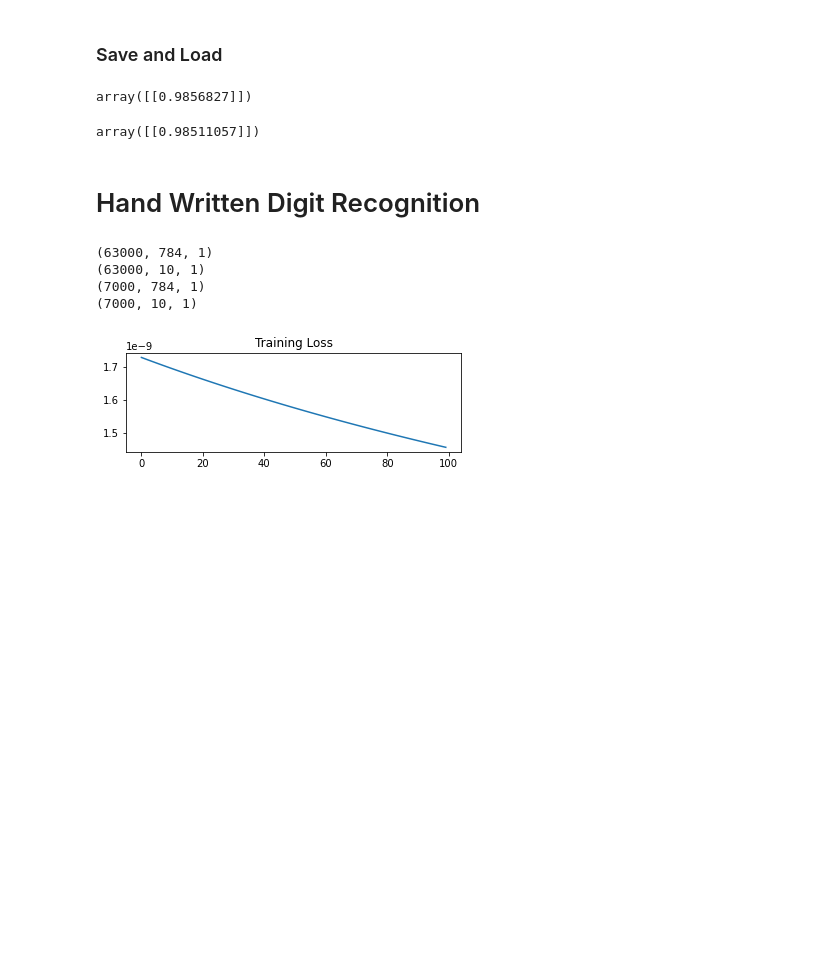
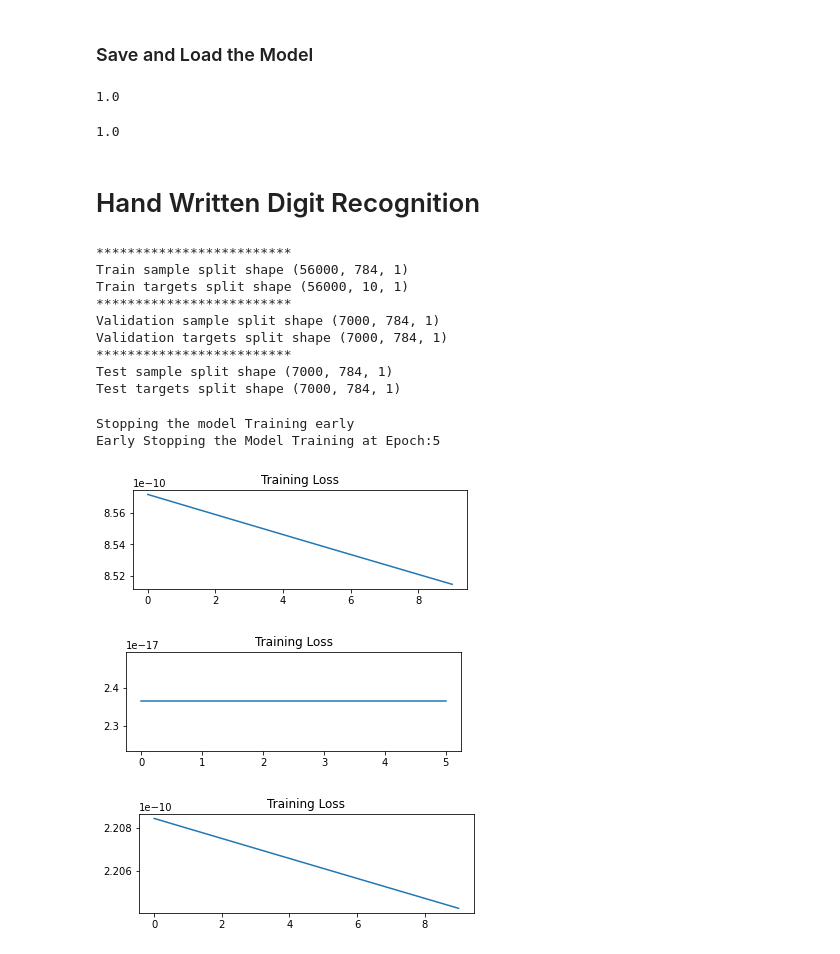
Before and after one commit to dj1095/cse6363-ml-tutorial, a Jupyter notebook: neural_network/NeuralNetwork.ipynb, the cells around one changed output. Cells and saved outputs as stored; diff of their text form; code cells hidden in the pictures; blank space fills up the shorter version.

Commit message:
softmax implemented and models defined

```diff
--- a/neural_network/NeuralNetwork.ipynb
+++ b/neural_network/NeuralNetwork.ipynb
@@ -51,7 +52,7 @@ class TanhActivation(Layer):
     def __init__(self):
         self.name = 'Tanh_Activation'
         self.tanh = lambda x : np.tanh(x)
-        self.tanh_grad = lambda x : 1 - np.tanh(x)**2
+        self.tanh_grad = lambda x : 1. - np.tanh(x)**2
 
     def forward(self, x):
         self.x = x
@@ -151,17 +189,17 @@ trained_model = train(model,samples.reshape(4,2,1),targets.reshape(4,1,1),epochs
 # %% [markdown]
-<h3>Save and Load</h3>
+<h3>Save and Load the Model</h3>
 # %%
 filename = 'XOR_solved.w'
 save(trained_model,filename)
 mp = load(filename)
 # %%
-predict(trained_model,samples[0].reshape(2,1))
+predict(trained_model,samples.reshape(4,2,1),targets)
 # %% [output]
-array([[0.9856827]])
+1.0
 # %%
-predict(mp,samples[0].reshape(2,1))
+predict(mp,samples.reshape(4,2,1),targets)
 # %% [output]
-array([[0.98511057]])
+1.0
 # %% [markdown]
 # Hand Written Digit Recognition
 # %%
@@ -191,24 +249,60 @@ def predict_mnist(model, x_test):
 
 X, Y = preprocess(mnist_samples,mnist_targets)
 # %%
-train_split,test_split,train_y_split,test_y_split = train_test_split(X, Y,test_size=0.1, random_state=123)
+train_split,combine_split,train_y_split,combine_y_split = train_test_split(X, Y,test_size=0.2, random_state=123)
+val_split,test_split,val_y_split,test_y_split = train_test_split(combine_split, combine_y_split,test_size=0.5, random_state=123)
 # %%
-print(train_split.shape)
-print(train_y_split.shape)
-print(test_split.shape)
-print(test_y_split.shape)
+# Training Sample
+print('*'*25)
+print('Train sample split shape', train_split.shape)
+print('Train targets split shape' ,train_y_split.shape)
+print('*'*25)
+# Validation Samples
+print('Validation sample split shape' ,val_split.shape)
+print('Validation targets split shape', val_split.shape)
+print('*'*25)
+# Test Samples
+print('Test sample split shape' ,test_split.shape)
+print('Test targets split shape', test_split.shape)
 # %% [output]
-(63000, 784, 1)
-(63000, 10, 1)
-(7000, 784, 1)
-(7000, 10, 1)
+*************************
+Train sample split shape (56000, 784, 1)
+Train targets split shape (56000, 10, 1)
+*************************
+Validation sample split shape (7000, 784, 1)
+Validation targets split shape (7000, 784, 1)
+*************************
+Test sample split shape (7000, 784, 1)
+Test targets split shape (7000, 784, 1)
 # %%
 mnist_model_1 = model = Sequential([
     LinearLayer(28*28,40),
     SigmoidActivation(),
     LinearLayer(40,10),
     SigmoidActivation()])
 
-trained_model = train(mnist_model_1,train_split,train_y_split,epochs=100)
+mnist_model_2 = model = Sequential([
+    LinearLayer(28*28,40),
+    TanhActivation(),
+    LinearLayer(40,10),
+    TanhActivation()])
+
+mnist_model_3 = model = Sequential([
+    LinearLayer(28*28,40),
+    TanhActivation(),
+    LinearLayer(40,20),
+    TanhActivation(),
+    LinearLayer(20,10),
+    TanhActivation()])
+
+trained_model_1 = train(mnist_model_1,train_split,train_y_split,epochs=10, lr=0.01)
+
+trained_model_2 = train(mnist_model_2,train_split,train_y_split,epochs=10, lr=0.01)
+
+trained_model_3 = train(mnist_model_3,train_split,train_y_split,epochs=10, lr=0.01)
 # %% [output]
+Stopping the model Training early
+Early Stopping the Model Training at Epoch:5
-[figure, old version]
+[figure, new version]
+[figure, added]
+[figure, added]
```
Also changed, not shown: parts of 9 cells of this notebook, 2 other files.
